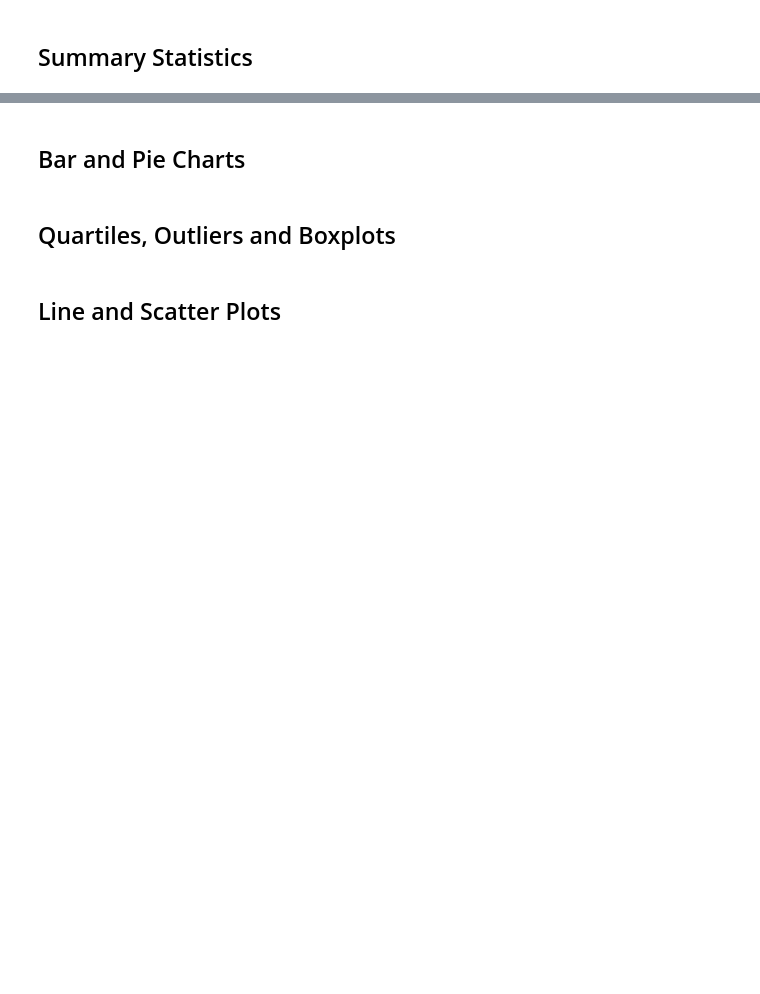
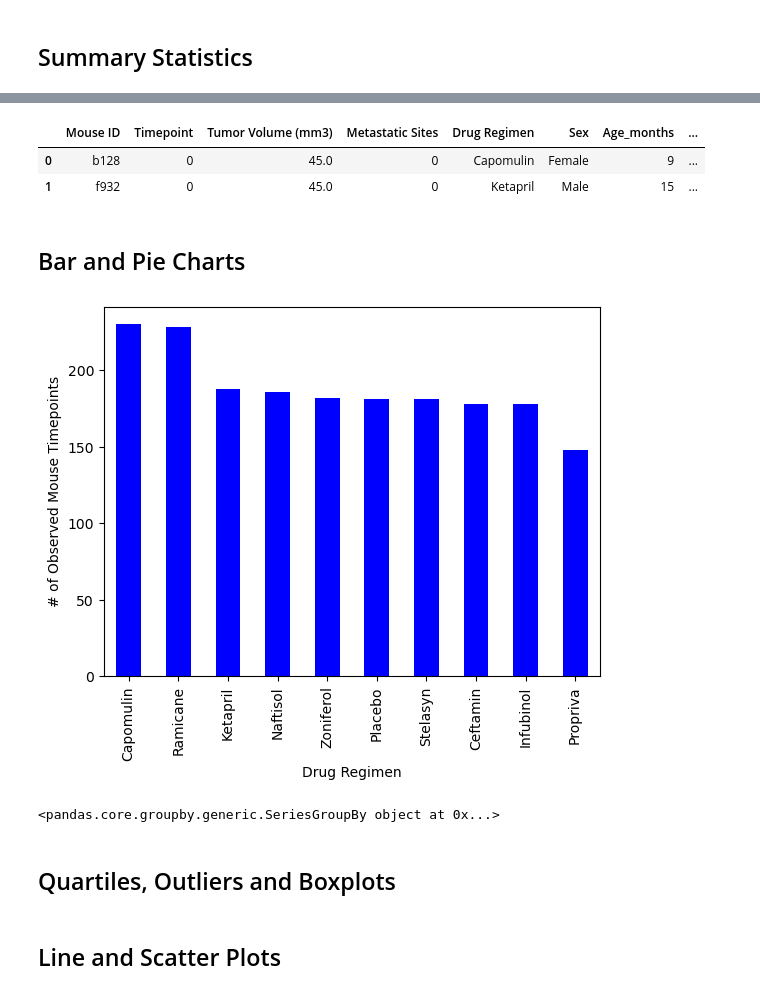
Before and after one commit to SRU91/Mod5Challenge, a Jupyter notebook: Pymaceuticals/Pymaceuticals.ipynb, the cells around one changed output, grey strips where cells are left out. Saved outputs shown, nothing was run; the diff lists cells and outputs as text; code cells hidden in the pictures; blank space fills up the shorter version.

```diff
--- a/Pymaceuticals/Pymaceuticals.ipynb
+++ b/Pymaceuticals/Pymaceuticals.ipynb
@@ -106,0 +70,9 @@ data_complete
+# %%
+# Create a clean DataFrame by dropping the duplicate mouse by its ID.
+# dup_indexes = [137,360,681,869,1111]
+# data_complete = data_merged.drop(dup_indexes,inplace=True)
+# data_complete
+
+
+data_complete = data_merged.drop(data_merged[data_merged['Mouse ID']=='g989'].index)
+data_complete.head()
@@ -123,9 +119,34 @@ data_complete["Mouse ID"].unique()
+# %%
+data_complete.head(2)
+# %% [output]
+|  | Mouse ID | Timepoint | Tumor Volume (mm3) | Metastatic Sites | Drug Regimen | Sex | Age_months | ... |
+| 0 | b128 | 0 | 45.0 | 0 | Capomulin | Female | 9 | ... |
+| 1 | f932 | 0 | 45.0 | 0 | Ketapril | Male | 15 | ... |
 # %% [markdown]
 ## Bar and Pie Charts
 # %%
 # Generate a bar plot showing the total number of rows (Mouse ID/Timepoints) for each drug regimen using Pandas.
+regimen_counts = data_complete.groupby('Drug Regimen').size().sort_values(ascending=False)
+
+regimen_counts.plot(kind='bar',color='blue')
+plt.xlabel('Drug Regimen')
+plt.ylabel('# of Observed Mouse Timepoints')
+
+plt.show()
+# %% [output]
+[figure, added]
 # %%
 # Generate a bar plot showing the total number of rows (Mouse ID/Timepoints) for each drug regimen using pyplot.
+xdata = data_complete.groupby(by='Drug Regimen')['Mouse ID']
+ydata = data_complete.groupby(by='Drug Regimen')['Timepoint']
+
+
+# plt.bar('Drug Regimen','Timepoint')
+# plt.xlabel('Drug Regimen')
+# plt.ylabel('# of Observed Mouse Timepoints')
+# plt.show()
+# %% [output]
+<pandas.core.groupby.generic.SeriesGroupBy object at 0x...>
 # %%
 # Generate a pie plot showing the distribution of female versus male mice using Pandas
 # %%
```
Also changed, not shown: parts of 7 cells of this notebook.
